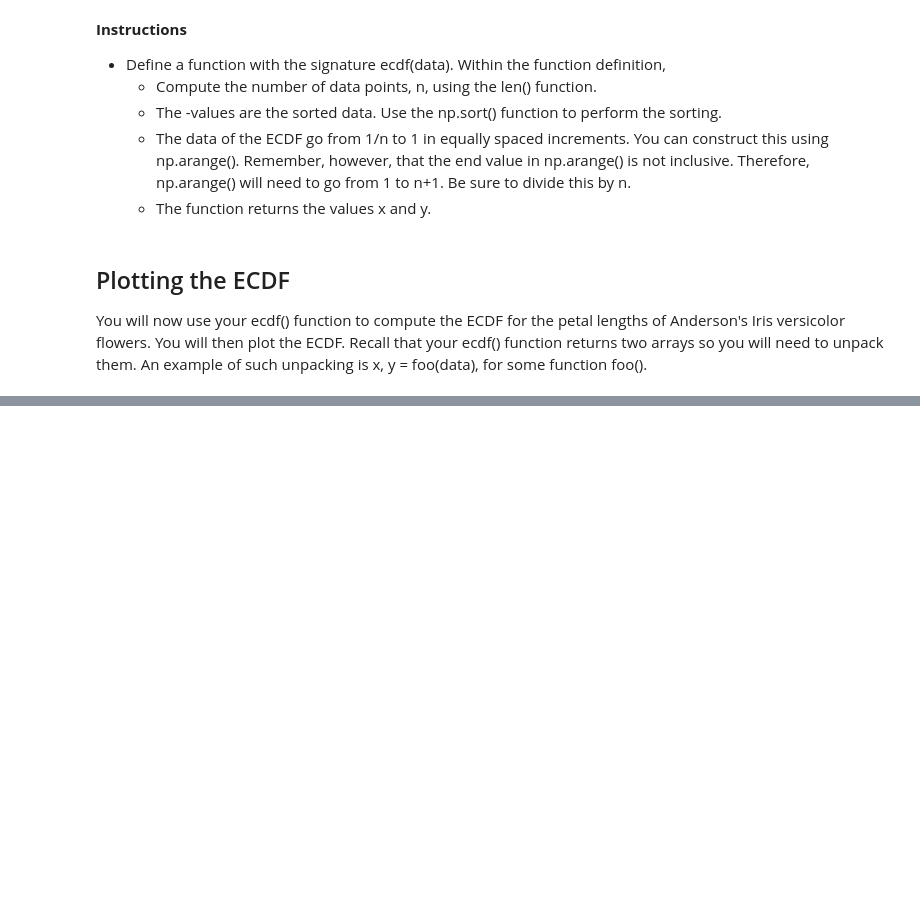
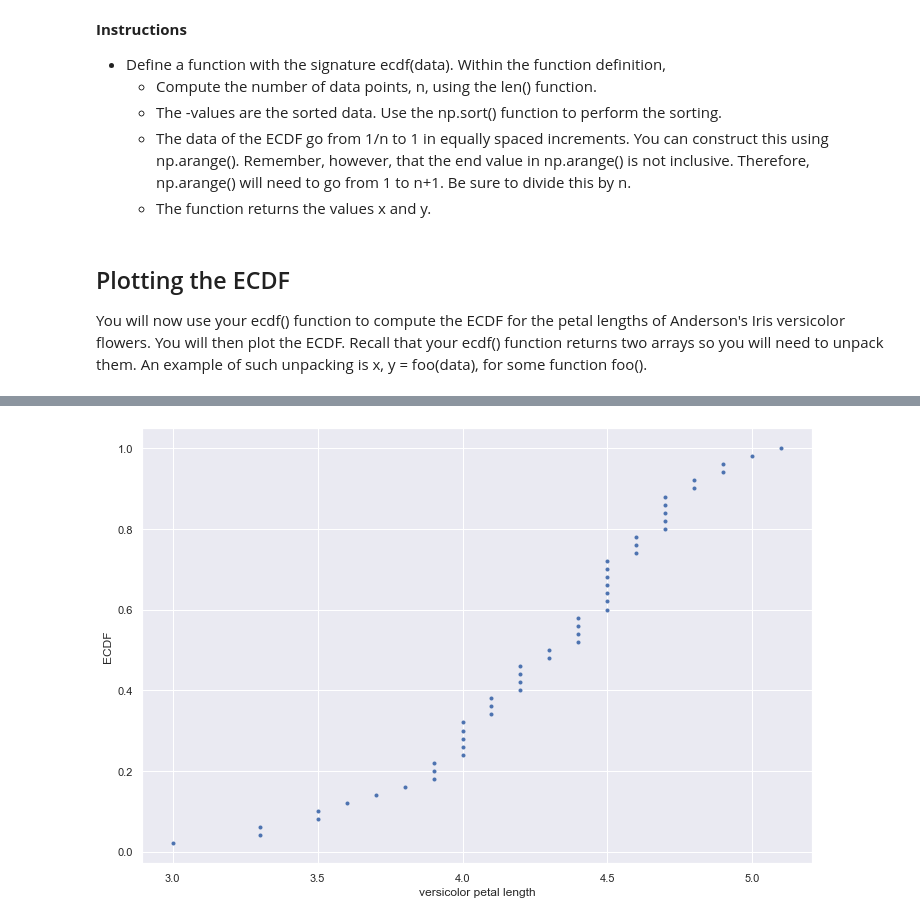
Before and after one commit to Aduzona/Machine_Learning, a Jupyter notebook: 15_ML_Other_Concepts/Statistical Thinking in Python (Part 1)/1_Graphical Exploratory Data Analysis.ipynb, the cells around one changed output, grey strips where cells are left out. Cells and saved outputs as stored; diff of their text form; code cells hidden in the pictures; blank space fills up the shorter version.

Commit message:
Graphical Exploratory Data Analysis ECDF

```diff
--- a/15_ML_Other_Concepts/Statistical Thinking in Python (Part 1)/1_Graphical Exploratory Data Analysis.ipynb
+++ b/15_ML_Other_Concepts/Statistical Thinking in Python (Part 1)/1_Graphical Exploratory Data Analysis.ipynb
@@ -427,0 +435,16 @@ You will now use your ecdf() function to compute the ECDF for the petal lengths
+# %%
+# Compute ECDF for versicolor data: x_vers, y_vers
+x_vers, y_vers = ecdf(versicolor_petal_length)
+
+plt.figure(figsize=(12,8))
+# Generate plot
+_=plt.plot(x_vers,y_vers,marker='.',linestyle='none')
+
+# Label the axes
+_=plt.xlabel("versicolor petal length")
+
+_=plt.ylabel('ECDF')
+# Display the plot
+plt.show()
+# %% [output]
+[figure, added]
```
Also changed, not shown: parts of 7 cells of this notebook.
